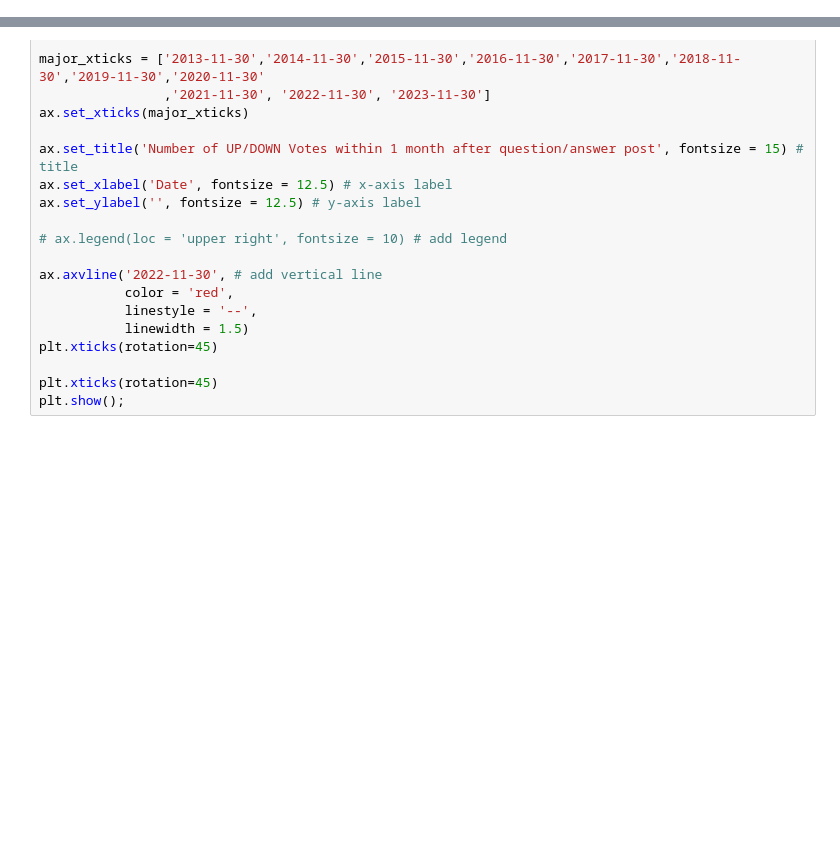
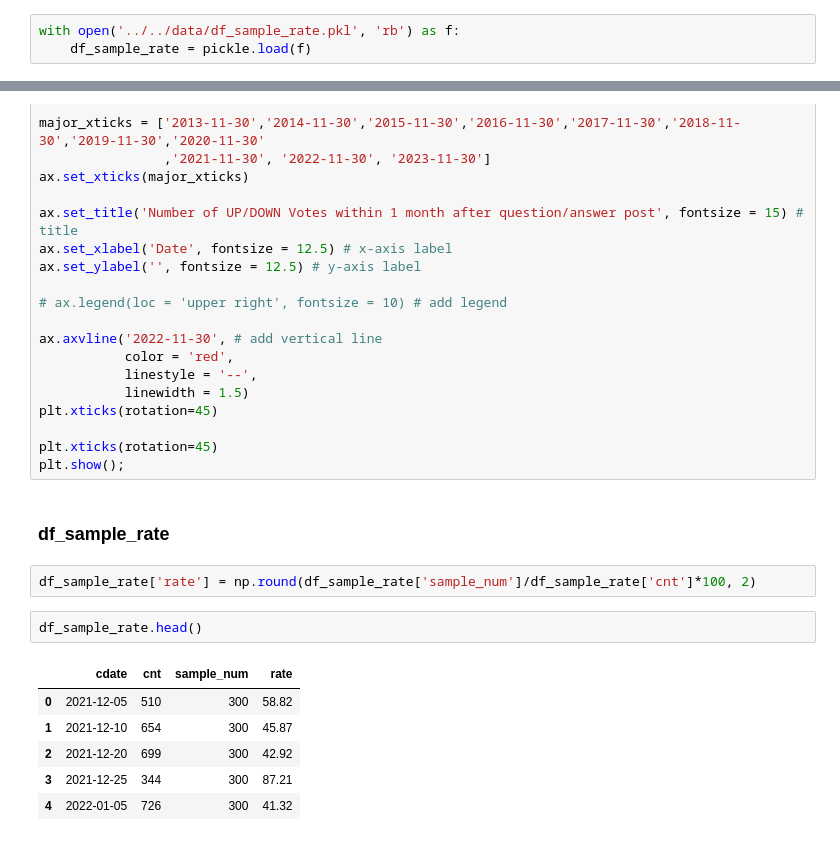
Before and after one commit to boysbeanxious/stackoverflow_src, a Jupyter notebook: DA/1_visualization.ipynb, the cells around one changed output, grey strips where cells are left out. Saved outputs shown, nothing was run; the diff lists cells and outputs as text; blank space fills up the shorter version.

```diff
--- a/DA/1_visualization.ipynb
+++ b/DA/1_visualization.ipynb
@@ -176,6 +174,9 @@ with open('../../data/df_usr_a_cre_avg_med.pkl', 'rb') as f:
 # %%
 with open('../../data/df_postcnt_per_tag_year.pkl', 'rb') as f:
     df_postcnt_per_tag_year = pickle.load(f)
+# %%
+with open('../../data/df_sample_rate.pkl', 'rb') as f:
+    df_sample_rate = pickle.load(f)
 # %%
 df_da['date']   = df_da['q_creationdate'].dt.date
 df_da['year']   = df_da['q_creationdate'].dt.year
@@ -2851,3 +2754,16 @@ plt.xticks(rotation=45)
 
 plt.xticks(rotation=45)
 plt.show();
+# %% [markdown]
+### df_sample_rate
+# %%
+df_sample_rate['rate'] = np.round(df_sample_rate['sample_num']/df_sample_rate['cnt']*100, 2)
+# %%
+df_sample_rate.head()
+# %% [output]
+|  | cdate | cnt | sample_num | rate |
+| 0 | 2021-12-05 | 510 | 300 | 58.82 |
+| 1 | 2021-12-10 | 654 | 300 | 45.87 |
+| 2 | 2021-12-20 | 699 | 300 | 42.92 |
+| 3 | 2021-12-25 | 344 | 300 | 87.21 |
+| 4 | 2022-01-05 | 726 | 300 | 41.32 |
```
Also changed, not shown: parts of 12 cells of this notebook, 7 other files.
